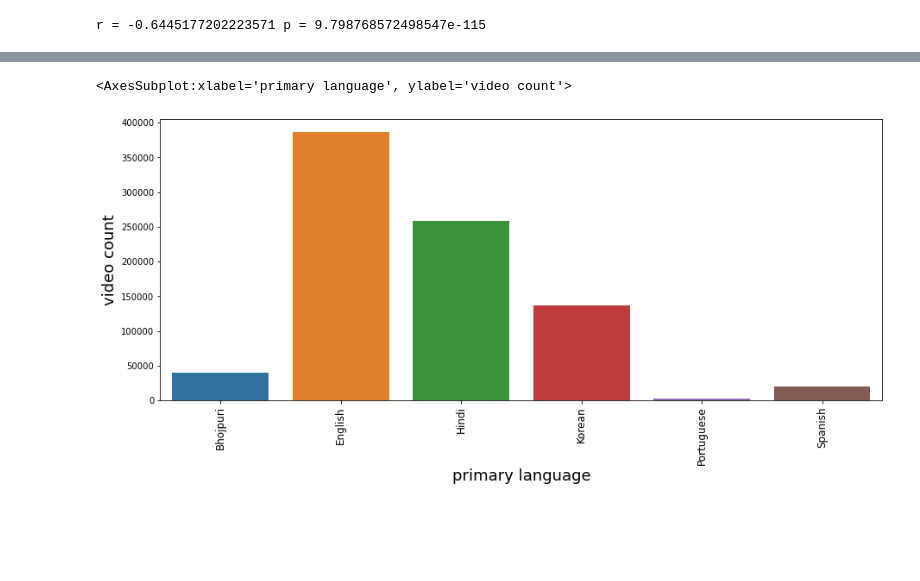
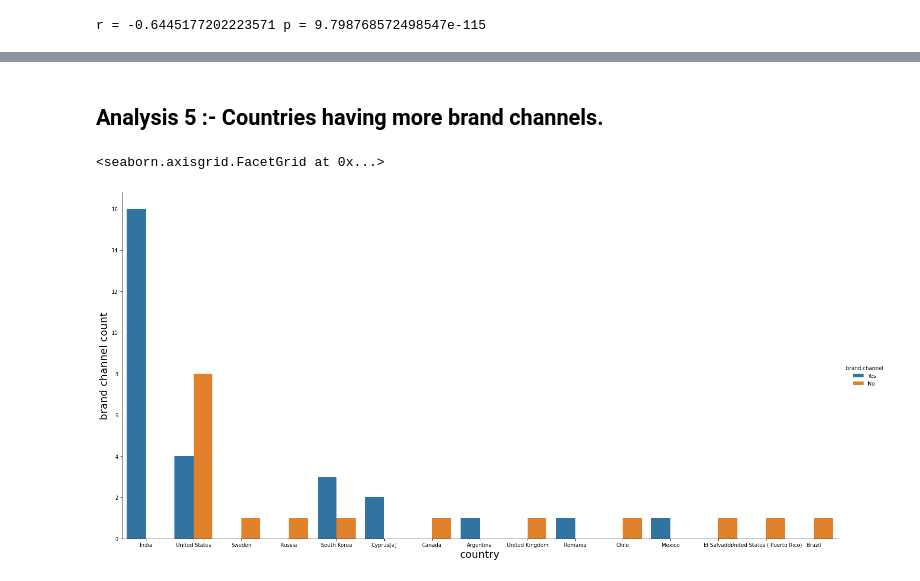
Before and after one commit to Dheeraj0650/cs5830-project3, a Jupyter notebook: Assignment_3.ipynb, the cells around one changed output, grey strips where cells are left out. Drawn from its saved outputs; the diff is of its cells as text; code cells hidden in the pictures; blank space fills up the shorter version.

```diff
--- a/Assignment_3.ipynb
+++ b/Assignment_3.ipynb
@@ -70,14 +96,17 @@ print(wikiResponseArray)
 [['2023', <Response [200]>], ['2022', <Response [200]>], ['2021', <Response [200]>], ['2020', <Response [200]>], ['2019', <Response [200]>], ['2017', <Response [200]>], ['2016', <Response [200]>], ['2 ...
 # %%
 # parse data from the html into a beautifulsoup object
-dataFrameArray = []
-# for response in wikiResponseArray:
-soup = bs(wikiResponseArray[0][1].text, 'html.parser')
-indiatable=soup.find('table',{'class':"wikitable sortable"})
-df=pd.read_html(str(indiatable))
-df=pd.DataFrame(df[0]).head(49)
-df['Subscribers (millions)'] = df['Subscribers (millions)'].astype(str).str.replace('$', '',regex=True).astype('float')
-df['Primary language'] = df['Primary language'].str.replace('[^a-zA-Z]', '',regex=True)
-df.columns= df.columns.str.lower()
+def getDataFrame(data):
+    soup = bs(data.text, 'html.parser')
+    indiatable=soup.find('table',{'class':"wikitable sortable"})
+    df=pd.read_html(str(indiatable))
+    df=pd.DataFrame(df[0]).head(49)
+    df.columns= ["rank", "name","link", "brand channel" ,"subscribers", "primary language", "category" ,"country"]
+    df['subscribers'] = df['subscribers'].astype(str).str.replace('$', '',regex=True).astype('float')
+    df['primary language'] = df['primary language'].str.replace('[^a-zA-Z]', '',regex=True)
+    return df
+
+df = getDataFrame(wikiResponseArray[0][1])
+df_2022 = getDataFrame(wikiResponseArray[1][1])
 df
 # %% [output]
@@ -183,18 +247,14 @@ sns.barplot(data=countryToSubscribers, x='primary language', y='subscribers (mil
+# %% [markdown]
+## Analysis 5 :- Countries having more brand channels.
 # %%
-fig, ax = plt.subplots(figsize=(15, 6))
-
-plt.xticks(rotation='vertical', fontsize=12)
-plt.xlabel('primary language', fontsize=18)
-plt.ylabel('video count', fontsize=18)
-
 df['rank'] = df['rank'].astype(str).str.replace('$', '',regex=True).astype('int64')
 table_df['rank'] = table_df['rank'].astype(str).str.replace('$', '',regex=True).astype('int64')
 
-mergedTable = pd.merge(df, table_df, on='rank')
+mergedTable = pd.merge(df.head(48), table_df, on='rank')
 
-mergedTable
-countryToSubscribers = mergedTable.groupby(['primary language']).agg({'video count':'sum'}).reset_index()
-sns.barplot(data=countryToSubscribers, x='primary language', y='video count')
+catplot_tick = sns.catplot(x='country', hue='brand channel', data=mergedTable, kind='count', height=10, aspect=2)
+catplot_tick.set_xlabels('country', fontsize=20) # not set_label
+catplot_tick.set_ylabels('brand channel count', fontsize=20)
 # %% [output]
-<AxesSubplot:xlabel='primary language', ylabel='video count'>
+<seaborn.axisgrid.FacetGrid at 0x...>
-[figure, old version]
+[figure, new version]
```
Also changed, not shown: parts of 19 cells of this notebook, 1 other file.
